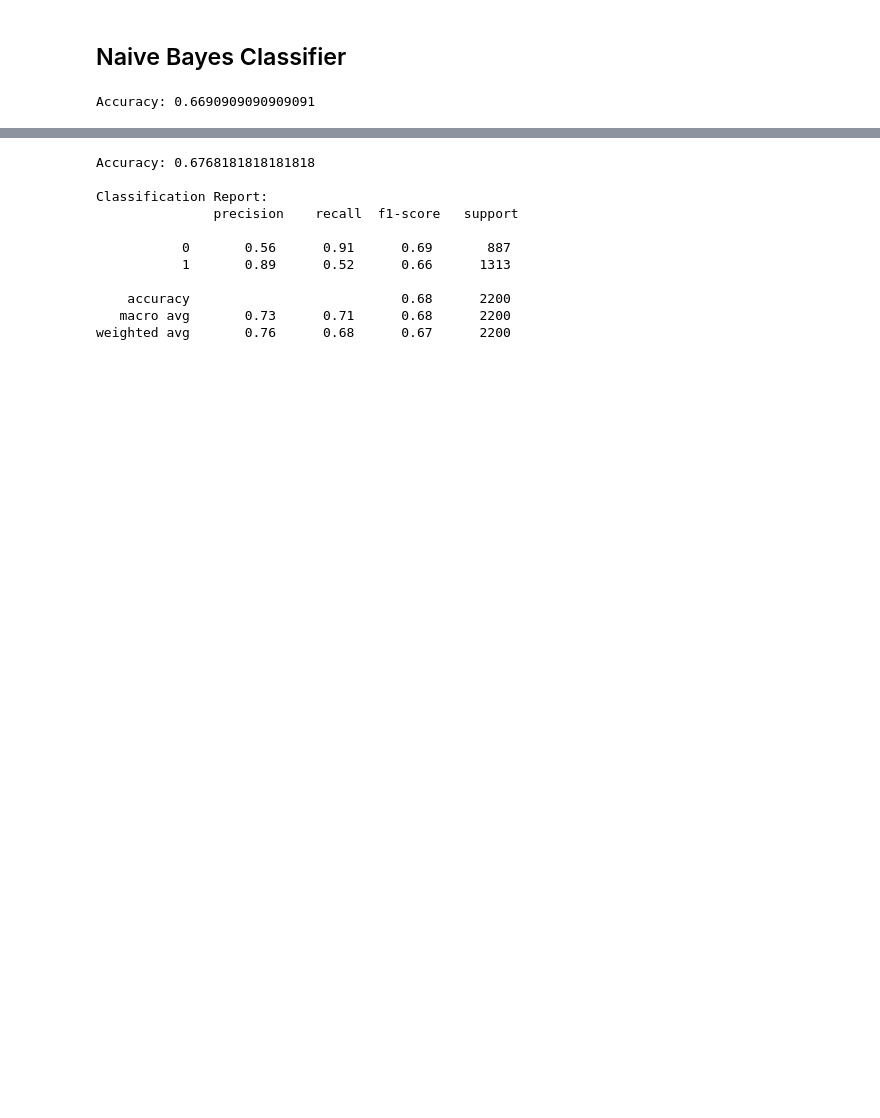
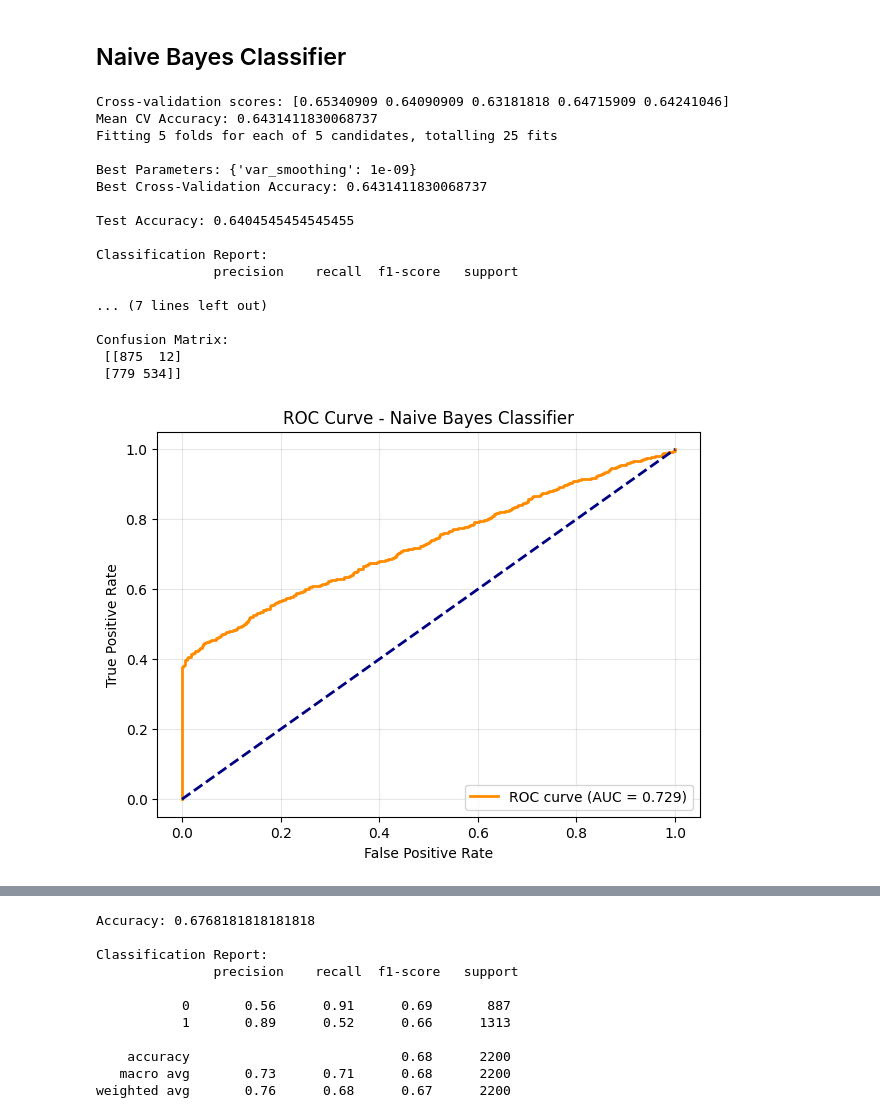
Before and after one commit to SpringBoard782/AI_Shipment_Sure_Infosys_Project, a Jupyter notebook: Ramu/main.ipynb, the cells around one changed output, grey strips where cells are left out. Saved outputs shown, nothing was run; the diff lists cells and outputs as text; code cells hidden in the pictures; blank space fills up the shorter version.

```diff
--- a/Ramu/main.ipynb
+++ b/Ramu/main.ipynb
@@ -341,17 +440,71 @@ Best accuracy: 0.6688267481523592
 # %% [markdown]
 ## Naive Bayes Classifier
 # %%
-from sklearn.naive_bayes import BernoulliNB
+import matplotlib.pyplot as plt
+from sklearn.naive_bayes import GaussianNB
+from sklearn.model_selection import GridSearchCV, StratifiedKFold, cross_val_score
+from sklearn.metrics import accuracy_score, classification_report, confusion_matrix, roc_curve, auc
 
-nb_model = BernoulliNB()
+nb_clf = GaussianNB()
 
-# Train
-nb_model.fit(X_train, y_train)
+cv = StratifiedKFold(n_splits=5, shuffle=True, random_state=42)
+cv_scores = cross_val_score(nb_clf, X_train_res, y_train_res, cv=cv, scoring='accuracy')
+print("Cross-validation scores:", cv_scores)
+print("Mean CV Accuracy:", cv_scores.mean())
 
-# Predict
-y_pred = nb_model.predict(X_test)
+param_grid = {
+    'var_smoothing': [1e-9, 1e-8, 1e-7, 1e-6, 1e-5]
+}
 
-# Evaluate
-print("Accuracy:", accuracy_score(y_test, y_pred))
+grid = GridSearchCV(
+    estimator=nb_clf,
+    param_grid=param_grid,
+    cv=cv,
+    scoring='accuracy',
+    n_jobs=-1,
+    verbose=1
+)
+grid.fit(X_train_res, y_train_res)
+
+print("\nBest Parameters:", grid.best_params_)
+print("Best Cross-Validation Accuracy:", grid.best_score_)
+
+best_nb = grid.best_estimator_
+y_pred = best_nb.predict(X_test)
+y_proba = best_nb.predict_proba(X_test)[:, 1]
+
+print("\nTest Accuracy:", accuracy_score(y_test, y_pred))
+print("\nClassification Report:\n", classification_report(y_test, y_pred))
+print("\nConfusion Matrix:\n", confusion_matrix(y_test, y_pred))
+
+fpr, tpr, thresholds = roc_curve(y_test, y_proba)
+roc_auc = auc(fpr, tpr)
+
+plt.figure(figsize=(7, 5))
+plt.plot(fpr, tpr, color='darkorange', lw=2, label=f'ROC curve (AUC = {roc_auc:.3f})')
+plt.plot([0, 1], [0, 1], color='navy', lw=2, linestyle='--')
+plt.xlabel('False Positive Rate')
+plt.ylabel('True Positive Rate')
+plt.title('ROC Curve - Naive Bayes Classifier')
+plt.legend(loc="lower right")
+plt.grid(alpha=0.3)
+plt.show()
 # %% [output]
-Accuracy: 0.6690909090909091
+Cross-validation scores: [0.65340909 0.64090909 0.63181818 0.64715909 0.64241046]
+Mean CV Accuracy: 0.6431411830068737
+Fitting 5 folds for each of 5 candidates, totalling 25 fits
+
+Best Parameters: {'var_smoothing': 1e-09}
+Best Cross-Validation Accuracy: 0.6431411830068737
+
+Test Accuracy: 0.6404545454545455
+
+Classification Report:
+               precision    recall  f1-score   support
+
+... (7 lines left out)
+
+Confusion Matrix:
+ [[875  12]
+ [779 534]]
+[figure, added]
```
Also changed, not shown: parts of 33 cells of this notebook, 9 other files.
